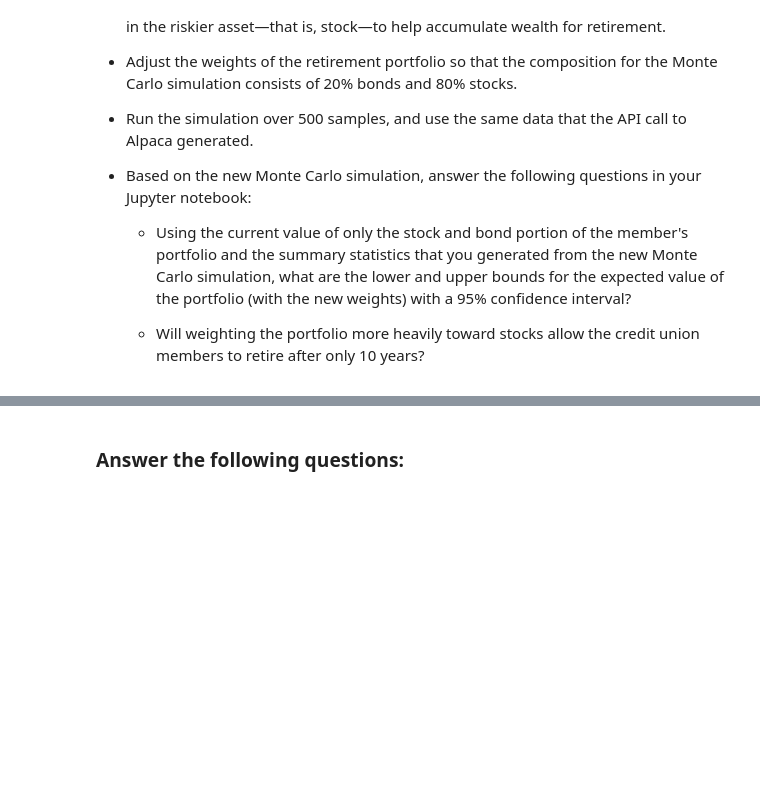
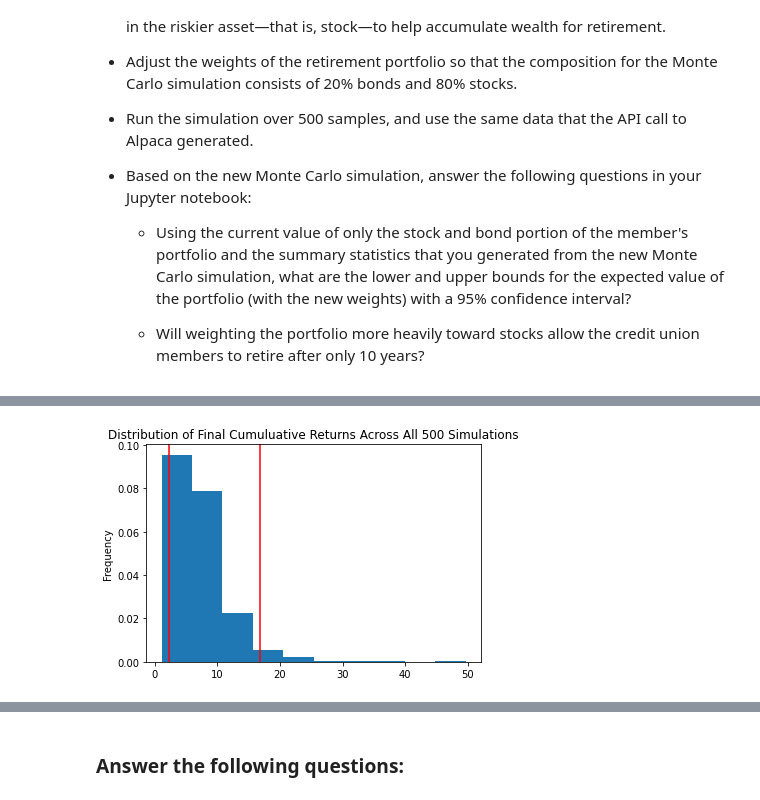
Before and after one commit to sububer/financial_planner, a Jupyter notebook: financial_planning_tools.ipynb, the cells around one changed output, grey strips where cells are left out. Cells and saved outputs as stored; diff of their text form; code cells hidden in the pictures; blank space fills up the shorter version.

```diff
--- a/financial_planning_tools.ipynb
+++ b/financial_planning_tools.ipynb
@@ -602,7 +666,9 @@ For this new Monte Carlo simulation, do the following:
 # %%
 # Visualize the probability distribution of the 10-year Monte Carlo simulation
 # by plotting a histogram
-# YOUR CODE HERE
+aggressive_10yr_distribution_plot = mc_sim_aggressive_10yr.plot_distribution()
+# %% [output]
+[figure, added]
 # %%
 # Generate summary statistics from the 10-year Monte Carlo simulation results
 # Save the results as a variable
```
Also changed, not shown: parts of 10 cells of this notebook.
